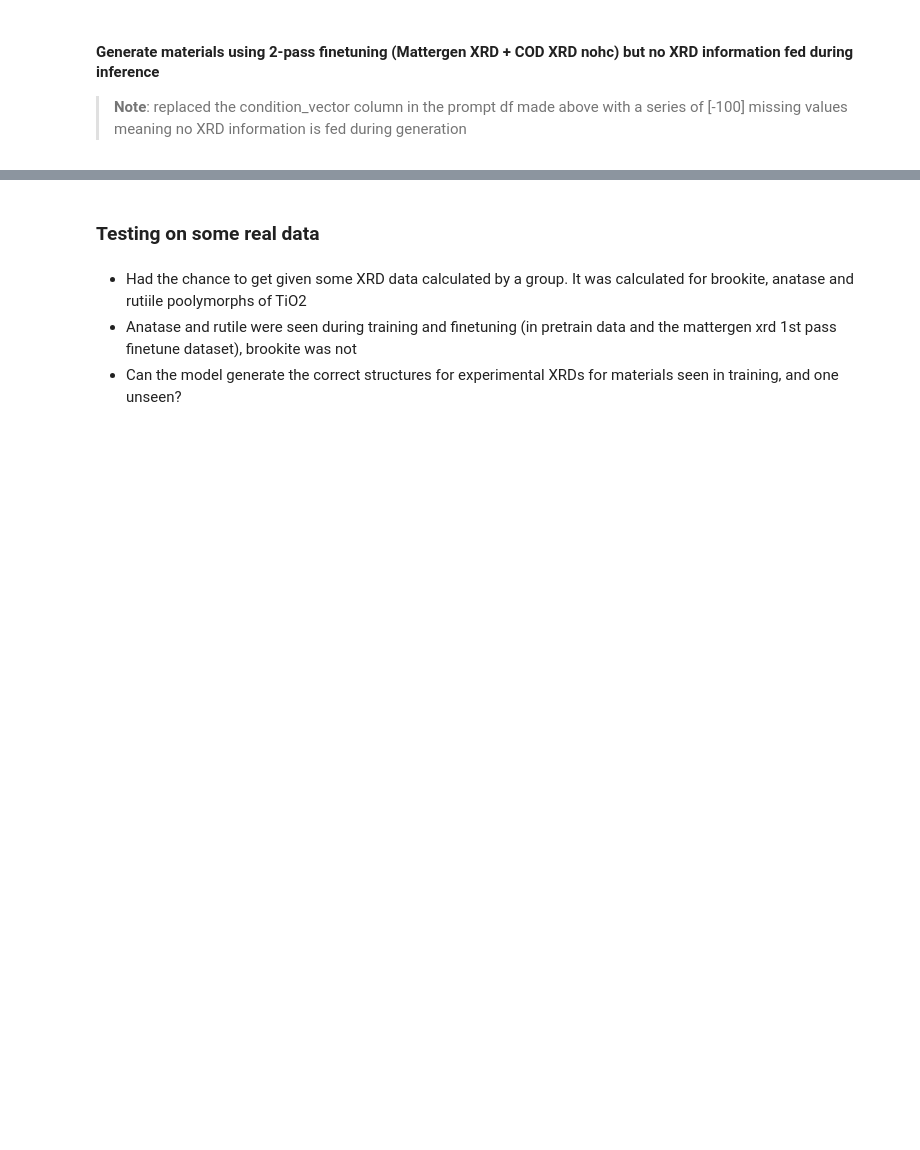
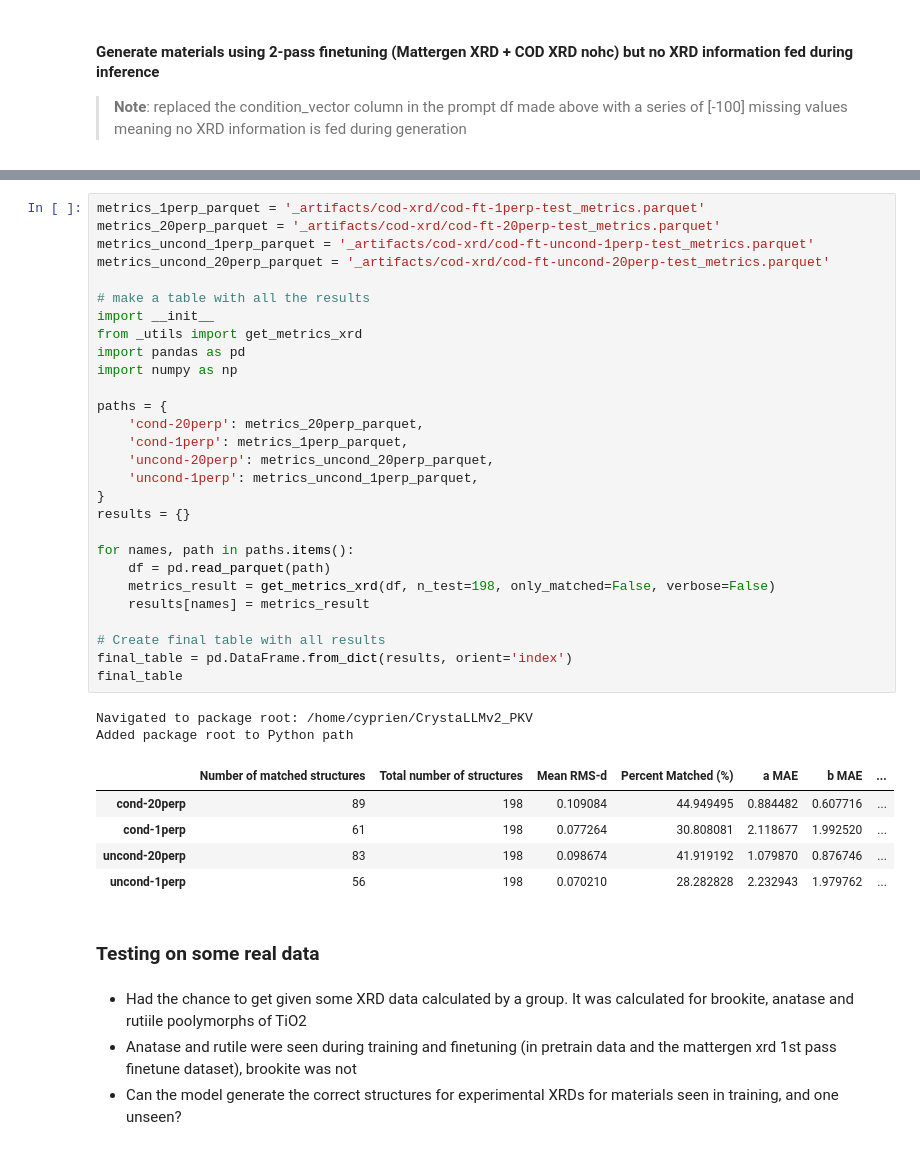
Before and after one commit to C-Bone-UCL/CrystaLLM-pi, a Jupyter notebook: notebooks/X_XRD_COD.ipynb, the cells around one changed output, grey strips where cells are left out. Saved outputs shown, nothing was run; the diff lists cells and outputs as text; blank space fills up the shorter version.

```diff
--- a/notebooks/X_XRD_COD.ipynb
+++ b/notebooks/X_XRD_COD.ipynb
@@ -291,3 +243,39 @@ Volume R^2: 0.9680
+# %%
+metrics_1perp_parquet = '_artifacts/cod-xrd/cod-ft-1perp-test_metrics.parquet'
+metrics_20perp_parquet = '_artifacts/cod-xrd/cod-ft-20perp-test_metrics.parquet'
+metrics_uncond_1perp_parquet = '_artifacts/cod-xrd/cod-ft-uncond-1perp-test_metrics.parquet'
+metrics_uncond_20perp_parquet = '_artifacts/cod-xrd/cod-ft-uncond-20perp-test_metrics.parquet'
+
+# make a table with all the results
+import __init__
+from _utils import get_metrics_xrd
+import pandas as pd
+import numpy as np
+
+paths = {
+    'cond-20perp': metrics_20perp_parquet,
+    'cond-1perp': metrics_1perp_parquet,
+    'uncond-20perp': metrics_uncond_20perp_parquet,
+    'uncond-1perp': metrics_uncond_1perp_parquet,
+}
+results = {}
+
+for names, path in paths.items():
+    df = pd.read_parquet(path)
+    metrics_result = get_metrics_xrd(df, n_test=198, only_matched=False, verbose=False)
+    results[names] = metrics_result
+
+# Create final table with all results
+final_table = pd.DataFrame.from_dict(results, orient='index')
+final_table
+# %% [output]
+Navigated to package root: /home/cyprien/CrystaLLMv2_PKV
+Added package root to Python path
+|  | Number of matched structures | Total number of structures | Mean RMS-d | Percent Matched (%) | a MAE | b MAE | ... |
+| cond-20perp | 89 | 198 | 0.109084 | 44.949495 | 0.884482 | 0.607716 | ... |
+| cond-1perp | 61 | 198 | 0.077264 | 30.808081 | 2.118677 | 1.992520 | ... |
+| uncond-20perp | 83 | 198 | 0.098674 | 41.919192 | 1.079870 | 0.876746 | ... |
+| uncond-1perp | 56 | 198 | 0.070210 | 28.282828 | 2.232943 | 1.979762 | ... |
 # %% [markdown]
 ### Testing on some real data
 # %% [markdown]
```
Also changed, not shown: parts of 36 cells of this notebook, 6 other files.
